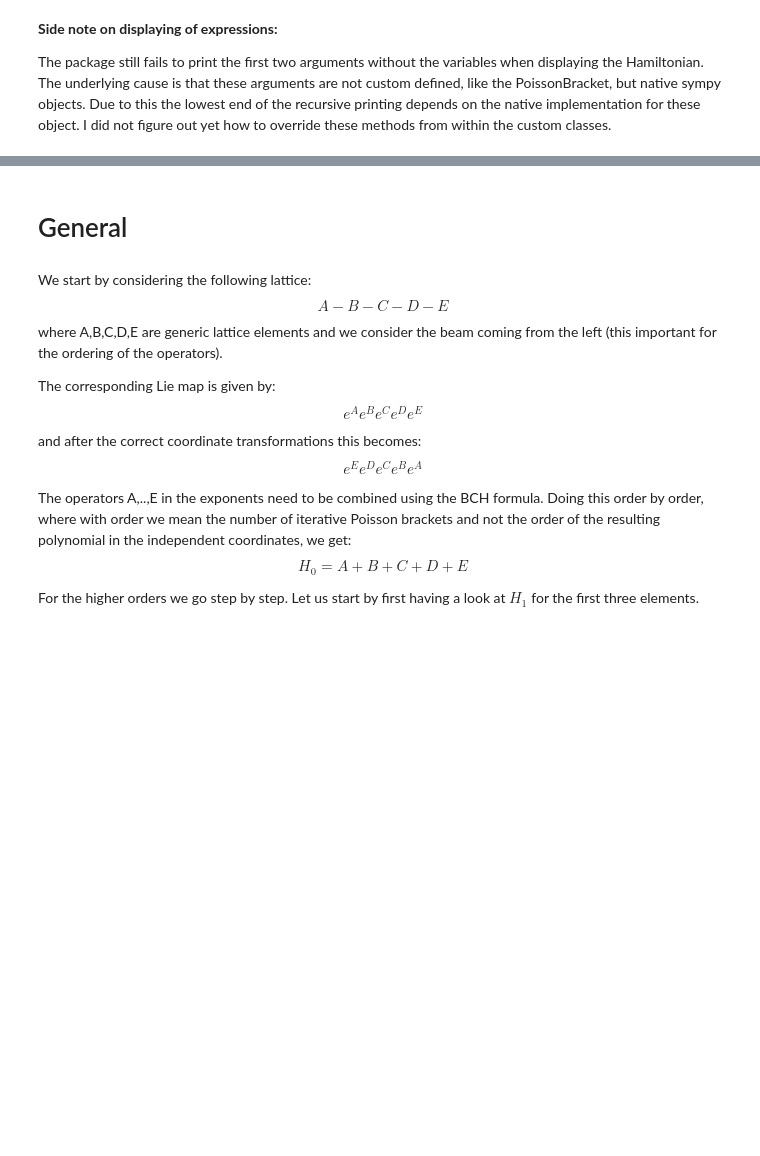
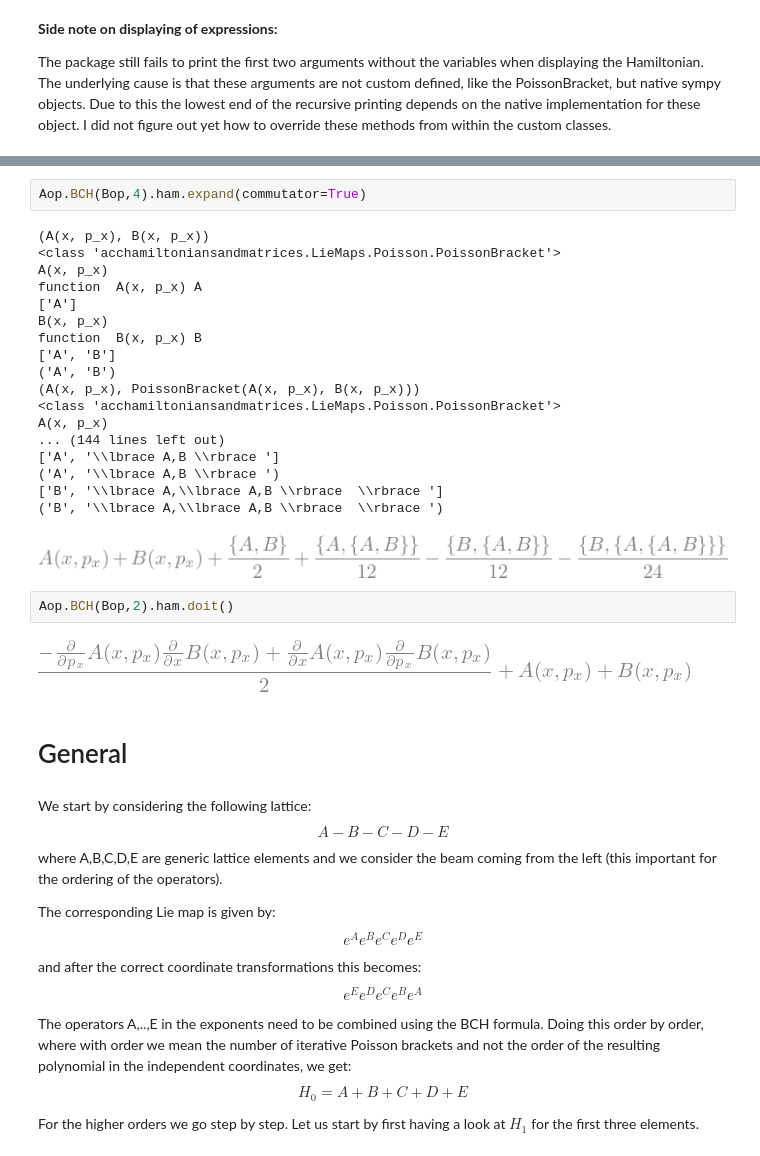
Before and after one commit to tomerten/acchamiltoniansandmatrices, a Jupyter notebook: acchamiltoniansandmatrices/Examples/Notebooks/SymbolicCalculations.ipynb, the cells around one changed output, grey strips where cells are left out. Cells and saved outputs as stored; diff of their text form; blank space fills up the shorter version.

```diff
--- a/acchamiltoniansandmatrices/Examples/Notebooks/SymbolicCalculations.ipynb
+++ b/acchamiltoniansandmatrices/Examples/Notebooks/SymbolicCalculations.ipynb
@@ -120,3 +145,28 @@ Aop.BCH(Bop,4).ham
+# %%
+Aop.BCH(Bop,4).ham.expand(commutator=True)
+# %% [output]
+(A(x, p_x), B(x, p_x))
+<class 'acchamiltoniansandmatrices.LieMaps.Poisson.PoissonBracket'>
+A(x, p_x)
+function  A(x, p_x) A
+['A']
+B(x, p_x)
+function  B(x, p_x) B
+['A', 'B']
+('A', 'B')
+(A(x, p_x), PoissonBracket(A(x, p_x), B(x, p_x)))
+<class 'acchamiltoniansandmatrices.LieMaps.Poisson.PoissonBracket'>
+A(x, p_x)
+... (144 lines left out)
+['A', '\\lbrace A,B \\rbrace ']
+('A', '\\lbrace A,B \\rbrace ')
+['B', '\\lbrace A,\\lbrace A,B \\rbrace  \\rbrace ']
+('B', '\\lbrace A,\\lbrace A,B \\rbrace  \\rbrace ')
+[figure, added]
+# %%
+Aop.BCH(Bop,2).ham.doit()
+# %% [output]
+[figure, added]
 # %% [markdown]
 # General
 # %% [markdown]
```
Also changed, not shown: parts of 5 cells of this notebook, 2 other files.
